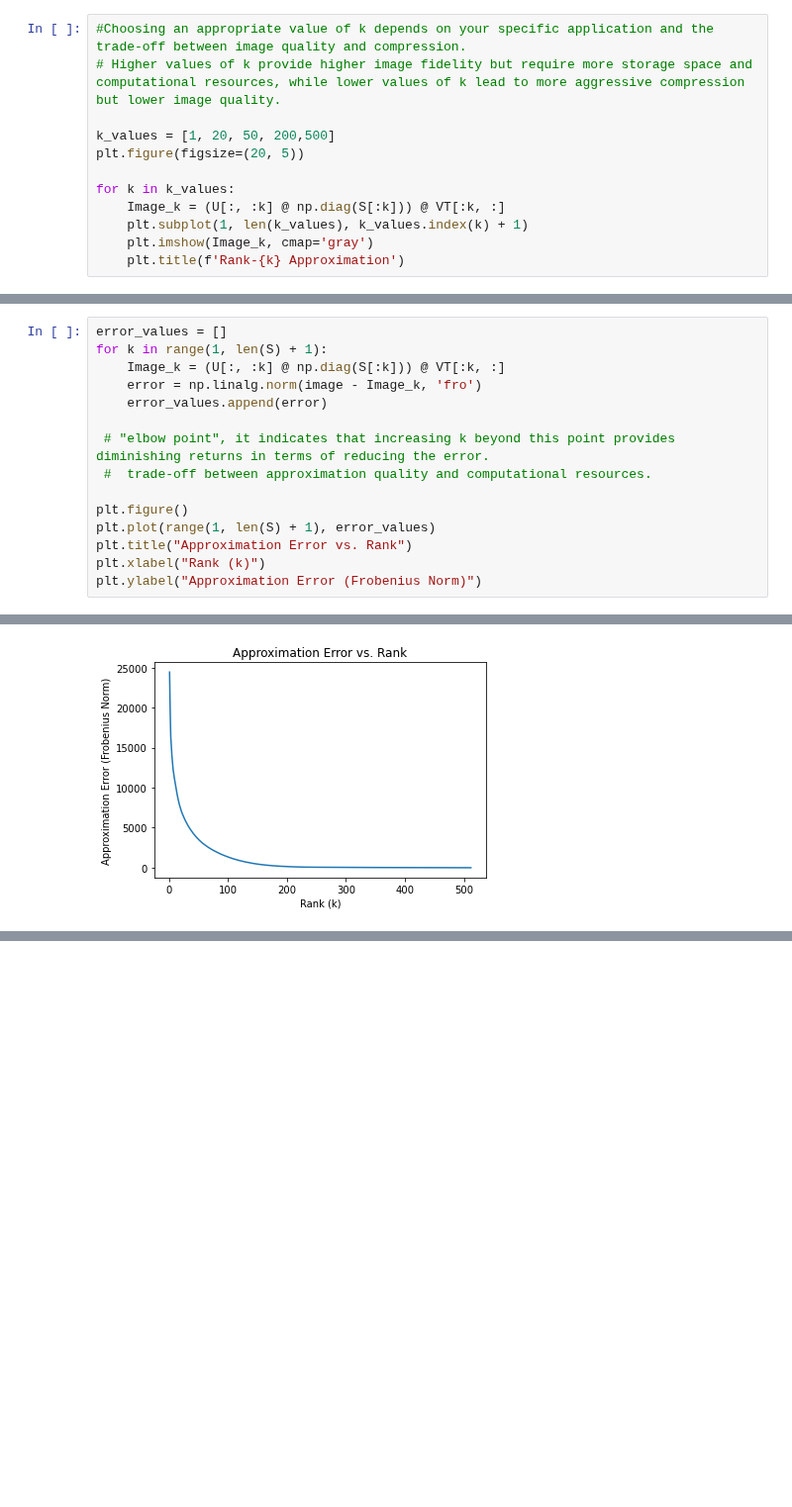
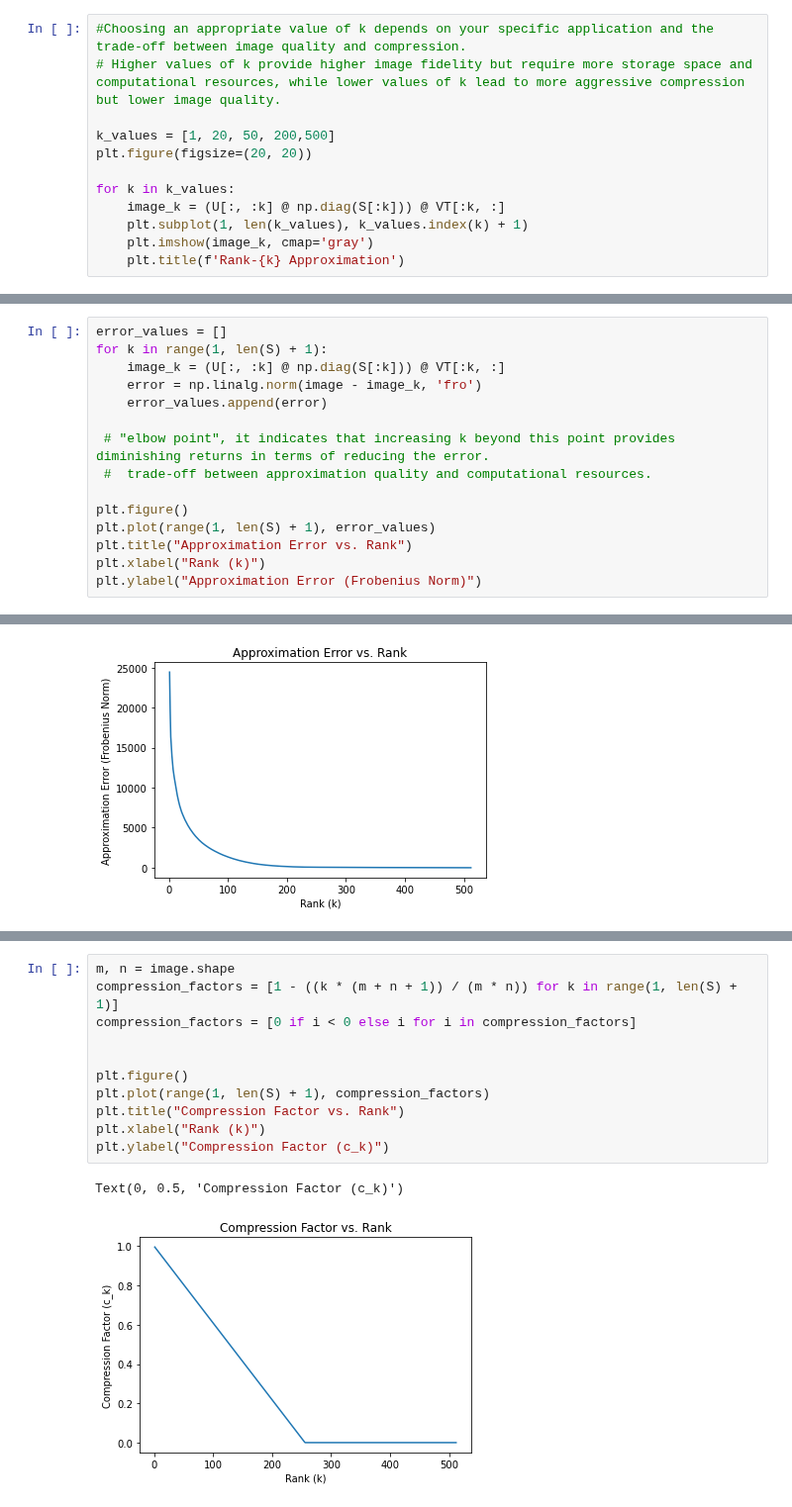
Before and after one commit to francescobaio/SMMhomeworks, a Jupyter notebook: SMM_homework2/homework2_part1.ipynb, the cells around one changed output, grey strips where cells are left out. Shown at 99% size. Drawn from its saved outputs; the diff is of its cells as text; blank space fills up the shorter version.

```diff
--- a/SMM_homework2/homework2_part1.ipynb
+++ b/SMM_homework2/homework2_part1.ipynb
@@ -64,12 +79,12 @@ print(S[300])
 # Higher values of k provide higher image fidelity but require more storage space and computational resources, while lower values of k lead to more aggressive compression but lower image quality.
 
 k_values = [1, 20, 50, 200,500]
-plt.figure(figsize=(20, 5))
+plt.figure(figsize=(20, 20))
 
 for k in k_values:
-    Image_k = (U[:, :k] @ np.diag(S[:k])) @ VT[:k, :]
+    image_k = (U[:, :k] @ np.diag(S[:k])) @ VT[:k, :]
     plt.subplot(1, len(k_values), k_values.index(k) + 1)
-    plt.imshow(Image_k, cmap='gray')
+    plt.imshow(image_k, cmap='gray')
     plt.title(f'Rank-{k} Approximation')
 # %% [output]
 [figure]
@@ -79,8 +94,8 @@ k-rank approximation of k.
 # %%
 error_values = []
 for k in range(1, len(S) + 1):
-    Image_k = (U[:, :k] @ np.diag(S[:k])) @ VT[:k, :]
-    error = np.linalg.norm(image - Image_k, 'fro')
+    image_k = (U[:, :k] @ np.diag(S[:k])) @ VT[:k, :]
+    error = np.linalg.norm(image - image_k, 'fro')
     error_values.append(error)
 
  # "elbow point", it indicates that increasing k beyond this point provides diminishing returns in terms of reducing the error.
@@ -123 +116,15 @@ Text(0, 0.5, 'Compression Factor (c_k)')
+# %%
+m, n = image.shape
+compression_factors = [1 - ((k * (m + n + 1)) / (m * n)) for k in range(1, len(S) + 1)]
+compression_factors = [0 if i < 0 else i for i in compression_factors]
+
+
+plt.figure()
+plt.plot(range(1, len(S) + 1), compression_factors)
+plt.title("Compression Factor vs. Rank")
+plt.xlabel("Rank (k)")
+plt.ylabel("Compression Factor (c_k)")
+# %% [output]
+Text(0, 0.5, 'Compression Factor (c_k)')
+[figure, added]
 # %%
```
Also changed, not shown: parts of 10 cells of this notebook, 15 other files.
